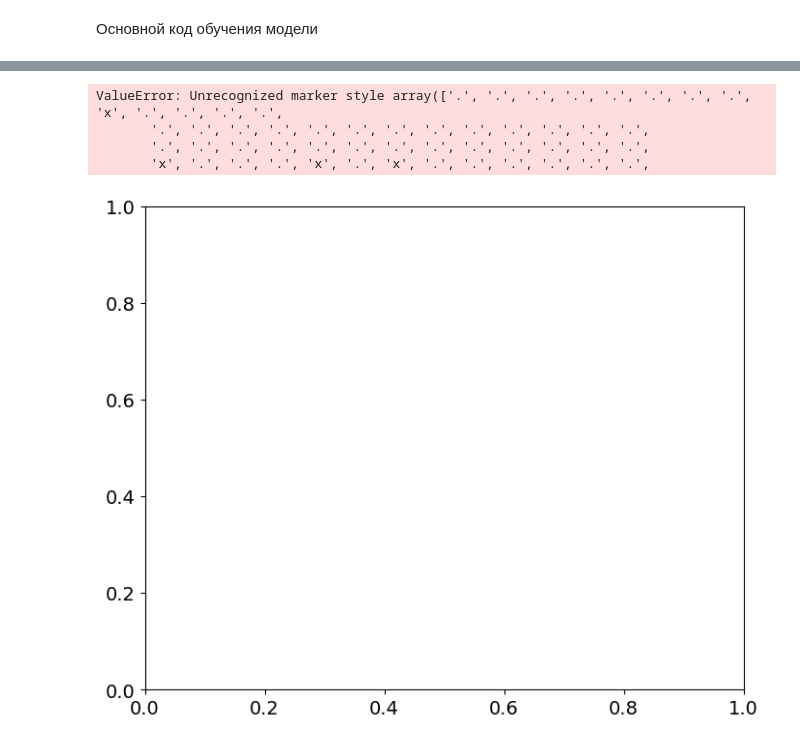
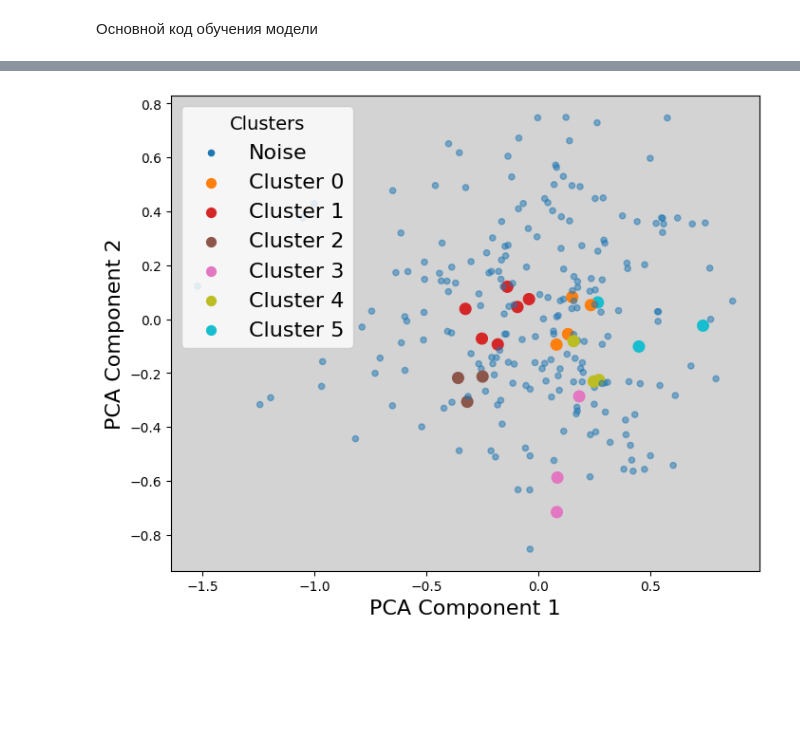
Before and after one commit to intsystems/predicator-function-for-neural-networks, a Jupyter notebook: code/GCN.ipynb, the cells around one changed output, grey strips where cells are left out. Cells and saved outputs as stored; diff of their text form; code cells hidden in the pictures; blank space fills up the shorter version.

Commit message:
fix graph constructing, add pearson correlation between embddings distances and similarity of architectures

```diff
--- a/code/GCN.ipynb
+++ b/code/GCN.ipynb
@@ -398,10 +461,12 @@ class GraphConvolution(nn.Module):
     def __init__(self, in_features, out_features):
         super(GraphConvolution, self).__init__()
         self.linear = nn.Linear(in_features, out_features)
+        self.batch_norm = nn.BatchNorm1d(out_features)
 
     def forward(self, adj, x):
         support = self.linear(x)
         output = torch.spmm(adj, support)
+        output = self.batch_norm(output)
         return output
 
 class SimpleGCN(nn.Module):
@@ -413,15 +478,13 @@ class SimpleGCN(nn.Module):
         self.dropout = nn.Dropout(dropout)
 
     def forward(self, adj, x):
-        # Убедитесь, что x имеет форму (num_nodes, input_dim)
         x = F.relu(self.gc1(adj, x))
         x = self.dropout(x)
         x = F.relu(self.gc2(adj, x))
         x = self.dropout(x)
 
-        # Размерность x после второго слоя GCN будет (num_nodes, hidden_dim)
         x = torch.max(x, dim=0).values
-        x = self.fc(x)  # Проекция в output_dim
+        x = self.fc(x)
 
         return x
 # %% [markdown]
@@ -450,7 +513,7 @@ class CustomDataset(Dataset):
         return self.adjs[index], self.features[index], self.indexes[index]
 
     def __len__(self):
-        return len(self.adjs)
+        return len(self.indexes)
 # %% [markdown]
 Строим тренировочный и валидационный датасеты.
 # %%
@@ -567,12 +630,12 @@ def train_model(model, train_loader, valid_loader, optimizer, criterion, num_epo
 # %%
 input_dim = graphs_dataset[0][1].shape[1]
 hidden_dim = 128  # Размерность скрытого слоя
-output_dim = 8
-num_epochs = 20
+output_dim = 16
+num_epochs = 15
 
 model = SimpleGCN(input_dim, hidden_dim, output_dim, dropout=0)
-optimizer = torch.optim.Adam(model.parameters(), lr=1e-4)
-criterion = lambda anchor, positive, negative: triplet_loss(anchor, positive, negative, margin=0.05)
+optimizer = torch.optim.AdamW(model.parameters(), lr=1e-3)
+criterion = lambda anchor, positive, negative: triplet_loss(anchor, positive, negative, margin=0.1)
 # %% [markdown]
 Основной код обучения модели
 # %%
@@ -606,48 +669,43 @@ def extract_embeddings(model, dataset, device):
             embeddings.append(output.cpu().numpy())
             indices.append(index)
     embeddings = np.vstack(embeddings)
     return embeddings, indices
 
-embeddings, indices = extract_embeddings(model, graphs_dataset, "cpu")
+embeddings, indices = extract_embeddings(model, train_dataset, "cpu")
 
 pca = PCA(n_components=2)
 embeddings_2d = pca.fit_transform(embeddings)
-# Применяем DBSCAN для кластеризации
-dbscan = DBSCAN(eps=0.055, min_samples=3)  # eps и min_samples можно настроить под ваши данные
-clusters = dbscan.fit_predict(embeddings)
+
+optics = OPTICS(min_samples=3, xi=0.05, min_cluster_size=3, metric="euclidean")
+clusters = optics.fit_predict(embeddings)
 
 # Строим 2D-график с кластерами
 plt.figure(figsize=(8, 6.5))
 scatter = plt.scatter(
   embeddings_2d[:, 0],
   embeddings_2d[:, 1],
   c=clusters,
-  marker=np.where(clusters == -1, "o", "x"),
-  cmap='tab10',  # Changed to a contrasting colormap
-  s=np.where(clusters == -1, 20, 70),  # Adjusted size for noise points
+  cmap='tab10',
+  s=np.where(clusters == -1, 20, 70),
   alpha=np.where(clusters == -1, 0.5, 1)
 )
-plt.xlabel("PCA Component 1", fontsize=14)
-plt.ylabel("PCA Component 2", fontsize=14)
+plt.xlabel("PCA Component 1", fontsize=16)
+plt.ylabel("PCA Component 2", fontsize=16)
 
 # Создаем легенду для кластеров
 unique_clusters = np.unique(clusters)
 for cluster in unique_clusters:
   if cluster == -1:
     label = "Noise"
   else:
     label = f"Cluster {cluster}"
   plt.scatter([], [], color=scatter.cmap(scatter.norm(cluster)), label=label, s=50 if cluster != -1 else 20)
 
-plt.legend(title="Clusters", fontsize=12, title_fontsize=14)
+plt.legend(title="Clusters", fontsize=16, title_fontsize=14)
 plt.gca().set_facecolor('lightgrey')
 plt.show()
 # %% [output]
-ValueError: Unrecognized marker style array(['.', '.', '.', '.', '.', '.', '.', '.', 'x', '.', '.', '.', '.',
-       '.', '.', '.', '.', '.', '.', '.', '.', '.', '.', '.', '.', '.',
-       '.', '.', '.', '.', '.', '.', '.', '.', '.', '.', '.', '.', '.',
-       'x', '.', '.', '.', 'x', '.', 'x', '.', '.', '.', '.', '.', '.',
-[figure, old version]
+[figure, new version]
 # %%
 embeddings[0]
 # %% [output]
```
Also changed, not shown: parts of 13 cells of this notebook.
